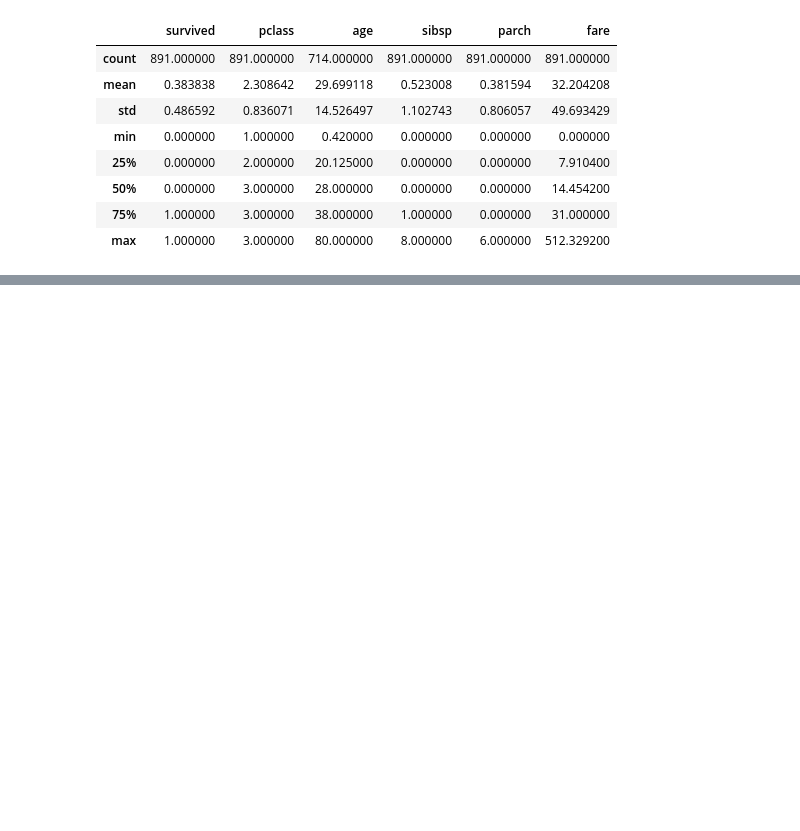
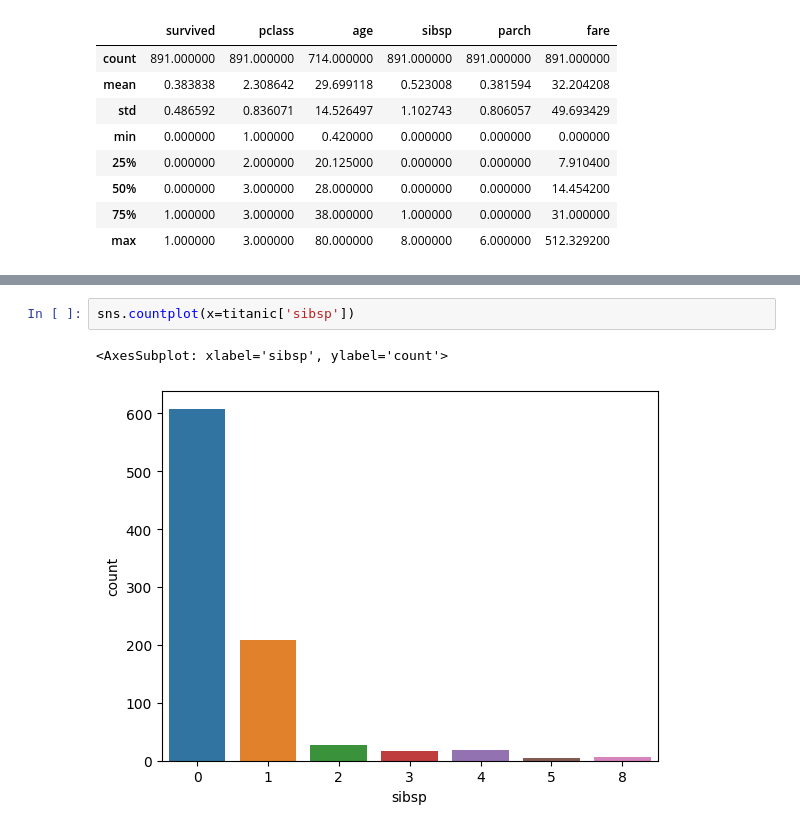
Before and after one commit to nadeap/Machine-Learning, a Jupyter notebook: Data Analysis/EDA.ipynb, the cells around one changed output, grey strips where cells are left out. Saved outputs shown, nothing was run; the diff lists cells and outputs as text; blank space fills up the shorter version.

Commit message:
update sibsp column info

```diff
--- a/Data Analysis/EDA.ipynb
+++ b/Data Analysis/EDA.ipynb
@@ -57,0 +148,5 @@ titanic.describe()
+# %%
+sns.countplot(x=titanic['sibsp'])
+# %% [output]
+<AxesSubplot: xlabel='sibsp', ylabel='count'>
+[figure, added]
```
Also changed, not shown: parts of 12 cells of this notebook.
